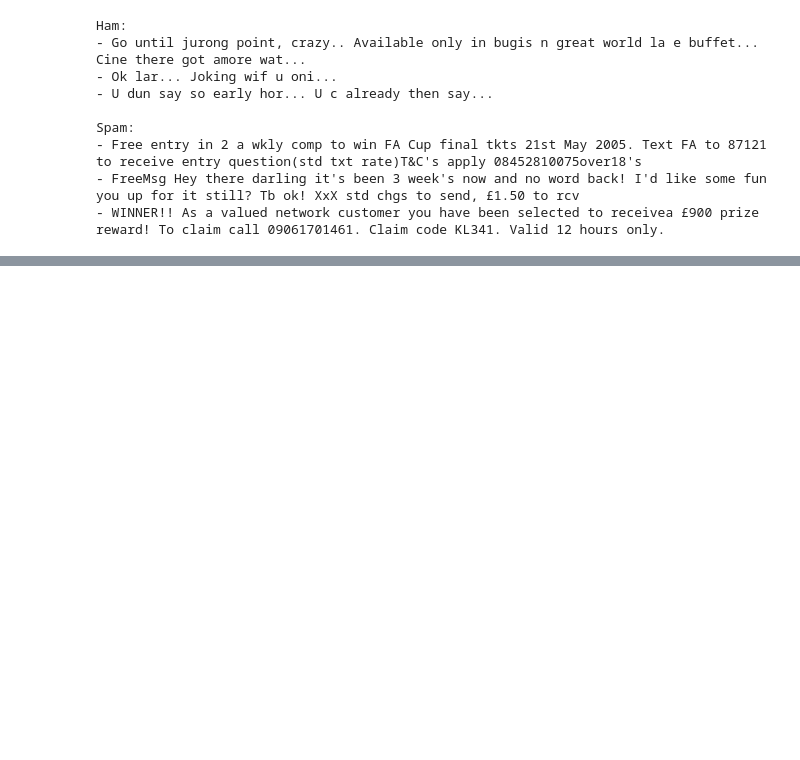
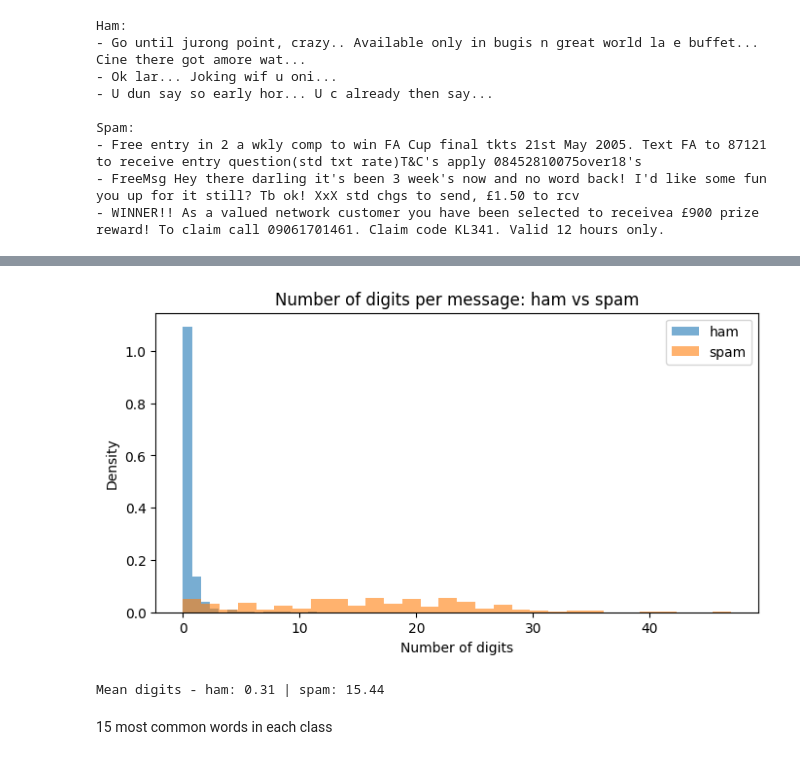
Before and after one commit to zahrss0r/DS483-SMS-Spam-Detection-Project, a Jupyter notebook: DS483_SMS_Spam.ipynb, the cells around one changed output, grey strips where cells are left out. Cells and saved outputs as stored; diff of their text form; code cells hidden in the pictures; blank space fills up the shorter version.

```diff
--- a/DS483_SMS_Spam.ipynb
+++ b/DS483_SMS_Spam.ipynb
@@ -175,0 +235,18 @@ Spam:
+# %%
+# Histogram of number of digits per message
+plt.figure(figsize=(8, 4))
+plt.hist(ham_train['n_digits'], bins=30, alpha=0.6, density=True, label='ham')
+plt.hist(spam_train['n_digits'], bins=30, alpha=0.6, density=True, label='spam')
+plt.title('Number of digits per message: ham vs spam')
+plt.xlabel('Number of digits')
+plt.ylabel('Density')
+plt.legend()
+plt.show()
+
+print("Mean digits - ham:", round(ham_train['n_digits'].mean(), 2),
+      "| spam:", round(spam_train['n_digits'].mean(), 2))
+# %% [output]
+[figure, added]
+Mean digits - ham: 0.31 | spam: 15.44
+# %% [markdown]
+15 most common words in each class
```
Also changed, not shown: parts of 10 cells of this notebook.
